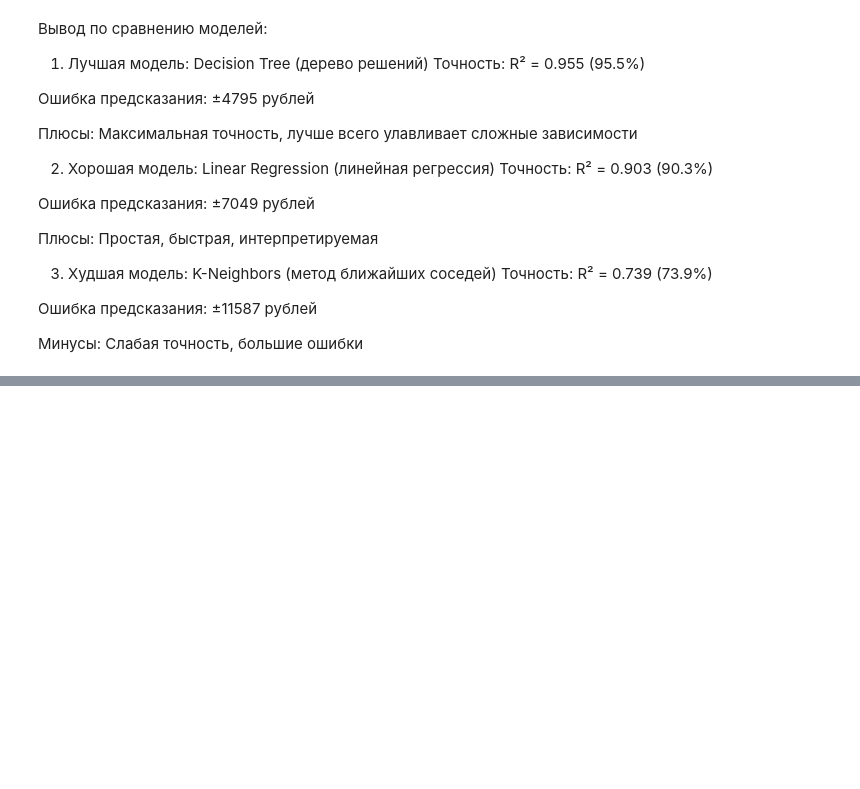
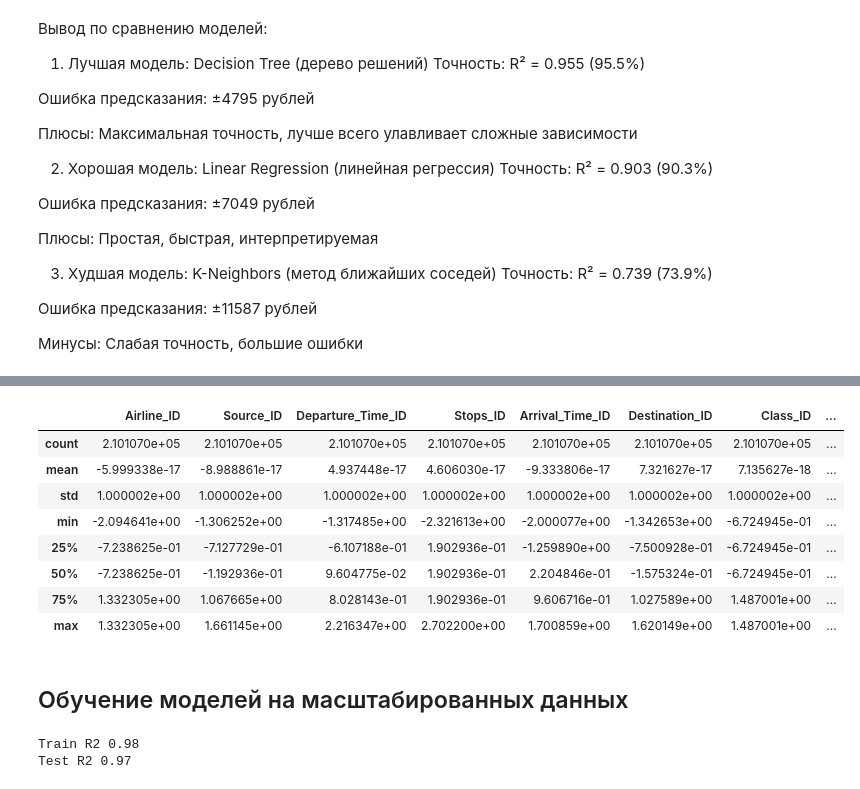
Before and after one commit to DarinaFFF/machine-learn, a Jupyter notebook: Notebooks/Flight_price_Фатхлисламова_Дарина.ipynb, the cells around one changed output, grey strips where cells are left out. Drawn from its saved outputs; the diff is of its cells as text; code cells hidden in the pictures; blank space fills up the shorter version.

```diff
--- a/Notebooks/Flight_price_Фатхлисламова_Дарина.ipynb
+++ b/Notebooks/Flight_price_Фатхлисламова_Дарина.ipynb
@@ -637,0 +756,14 @@ DecisionTreeRegressor  2655.359  2.298741e+07   4794.519      0.955
+# %%
+X_train_std.describe()
+# %% [output]
+|  | Airline_ID | Source_ID | Departure_Time_ID | Stops_ID | Arrival_Time_ID | Destination_ID | Class_ID | ... |
+| count | 2.101070e+05 | 2.101070e+05 | 2.101070e+05 | 2.101070e+05 | 2.101070e+05 | 2.101070e+05 | 2.101070e+05 | ... |
+| mean | -5.999338e-17 | -8.988861e-17 | 4.937448e-17 | 4.606030e-17 | -9.333806e-17 | 7.321627e-17 | 7.135627e-18 | ... |
+| std | 1.000002e+00 | 1.000002e+00 | 1.000002e+00 | 1.000002e+00 | 1.000002e+00 | 1.000002e+00 | 1.000002e+00 | ... |
+| min | -2.094641e+00 | -1.306252e+00 | -1.317485e+00 | -2.321613e+00 | -2.000077e+00 | -1.342653e+00 | -6.724945e-01 | ... |
+| 25% | -7.238625e-01 | -7.127729e-01 | -6.107188e-01 | 1.902936e-01 | -1.259890e+00 | -7.500928e-01 | -6.724945e-01 | ... |
+| 50% | -7.238625e-01 | -1.192936e-01 | 9.604775e-02 | 1.902936e-01 | 2.204846e-01 | -1.575324e-01 | -6.724945e-01 | ... |
+| 75% | 1.332305e+00 | 1.067665e+00 | 8.028143e-01 | 1.902936e-01 | 9.606716e-01 | 1.027589e+00 | 1.487001e+00 | ... |
+| max | 1.332305e+00 | 1.661145e+00 | 2.216347e+00 | 2.702200e+00 | 1.700859e+00 | 1.620149e+00 | 1.487001e+00 | ... |
+# %% [markdown]
+## Обучение моделей на масштабированных данных
@@ -637,0 +774,6 @@ DecisionTreeRegressor  2655.359  2.298741e+07   4794.519      0.955
+# %%
+print(f'Train R2 {r2_score(y_train, pred_train):.2f}')
+print(f'Test R2 {r2_score(y_test, pred_test):.2f}')
+# %% [output]
+Train R2 0.98
+Test R2 0.97
```
Also changed, not shown: parts of 35 cells of this notebook.
